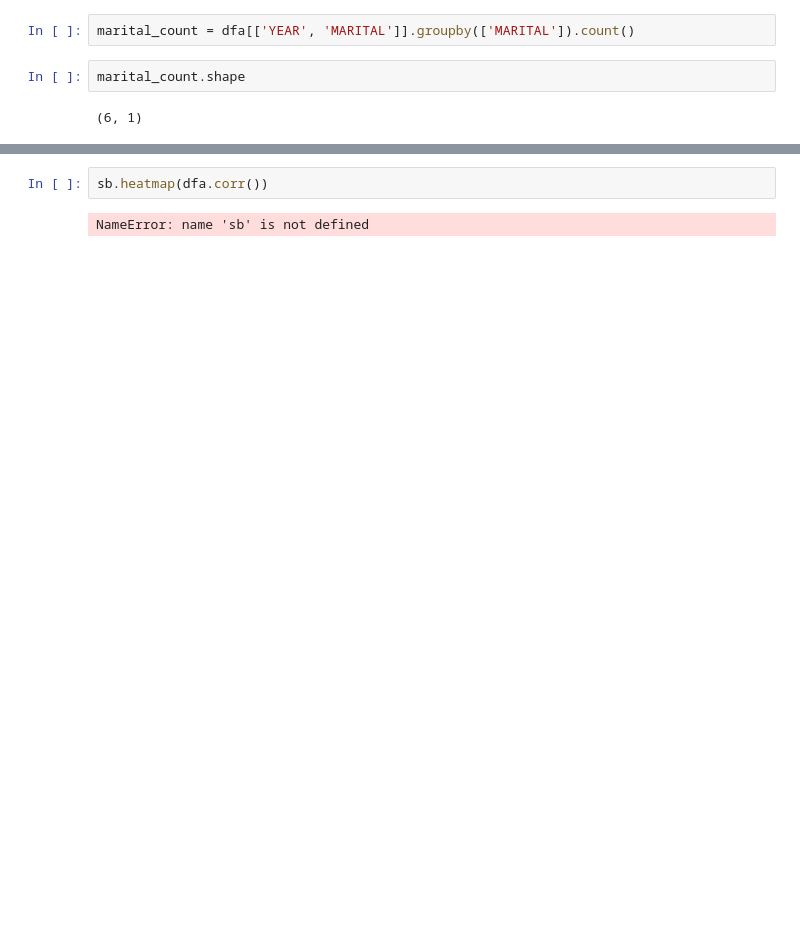
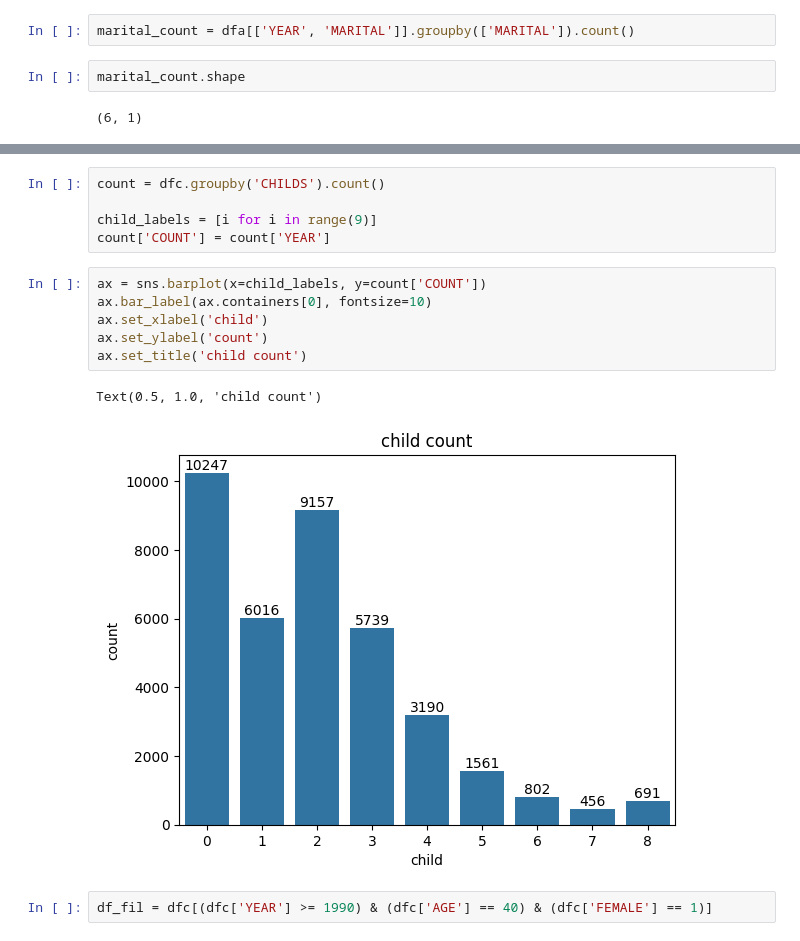
Before and after one commit to batman0911/numerical_method, a Jupyter notebook: analyse/data_analyse.ipynb, the cells around one changed output, grey strips where cells are left out. Cells and saved outputs as stored; diff of their text form; blank space fills up the shorter version.

```diff
--- a/analyse/data_analyse.ipynb
+++ b/analyse/data_analyse.ipynb
@@ -79,7 +189,19 @@ dfa['CHILDS'].hist()
 # %% [output]
 <Axes: >
 [figure]
-# %%
-sb.heatmap(dfa.corr())
-# %% [output]
-NameError: name 'sb' is not defined
+# %%
+count = dfc.groupby('CHILDS').count()
+
+child_labels = [i for i in range(9)]
+count['COUNT'] = count['YEAR']
+# %%
+ax = sns.barplot(x=child_labels, y=count['COUNT'])
+ax.bar_label(ax.containers[0], fontsize=10)
+ax.set_xlabel('child')
+ax.set_ylabel('count')
+ax.set_title('child count')
+# %% [output]
+Text(0.5, 1.0, 'child count')
+[figure, added]
+# %%
+df_fil = dfc[(dfc['YEAR'] >= 1990) & (dfc['AGE'] == 40) & (dfc['FEMALE'] == 1)]
```
Also changed, not shown: parts of 21 cells of this notebook, 2 other files.
